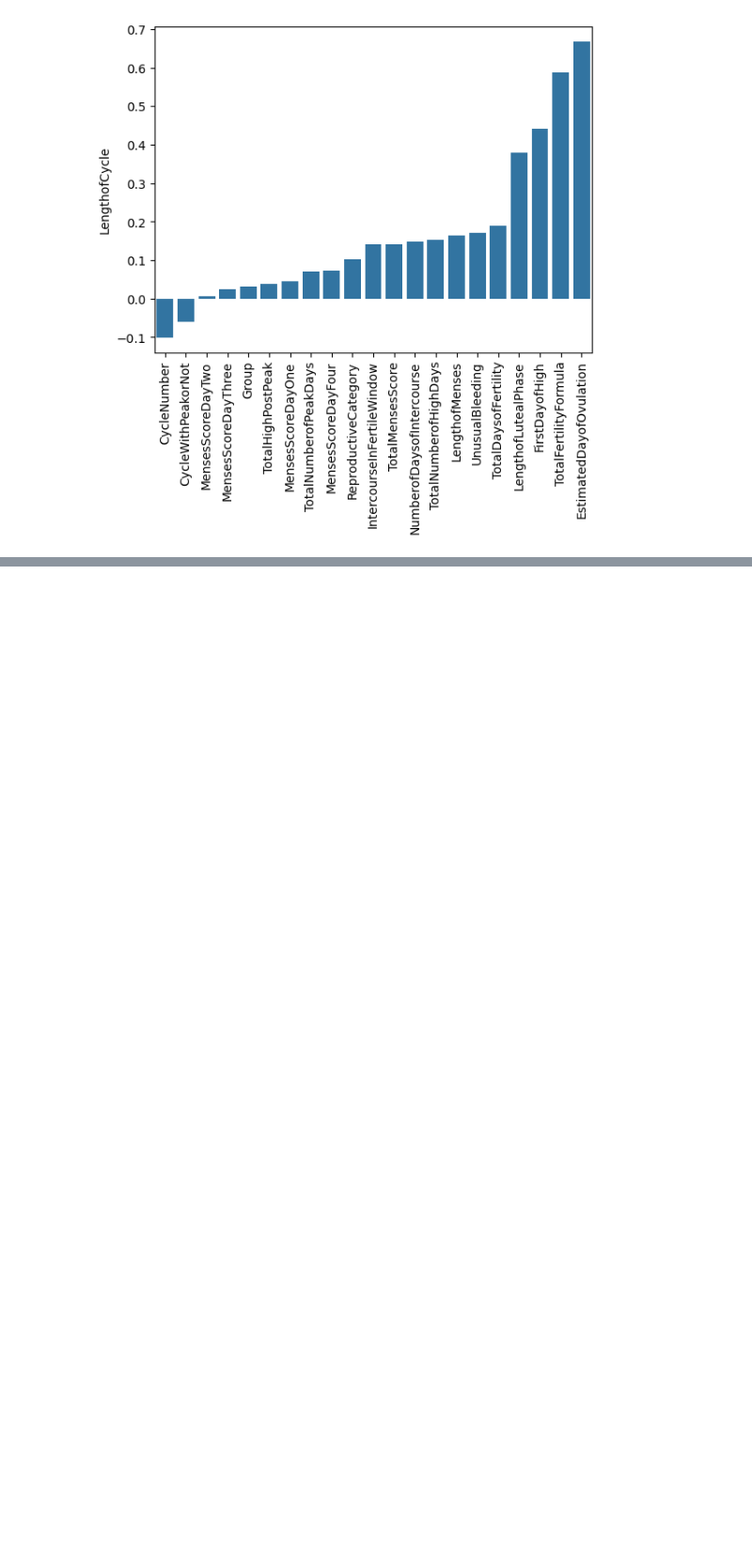
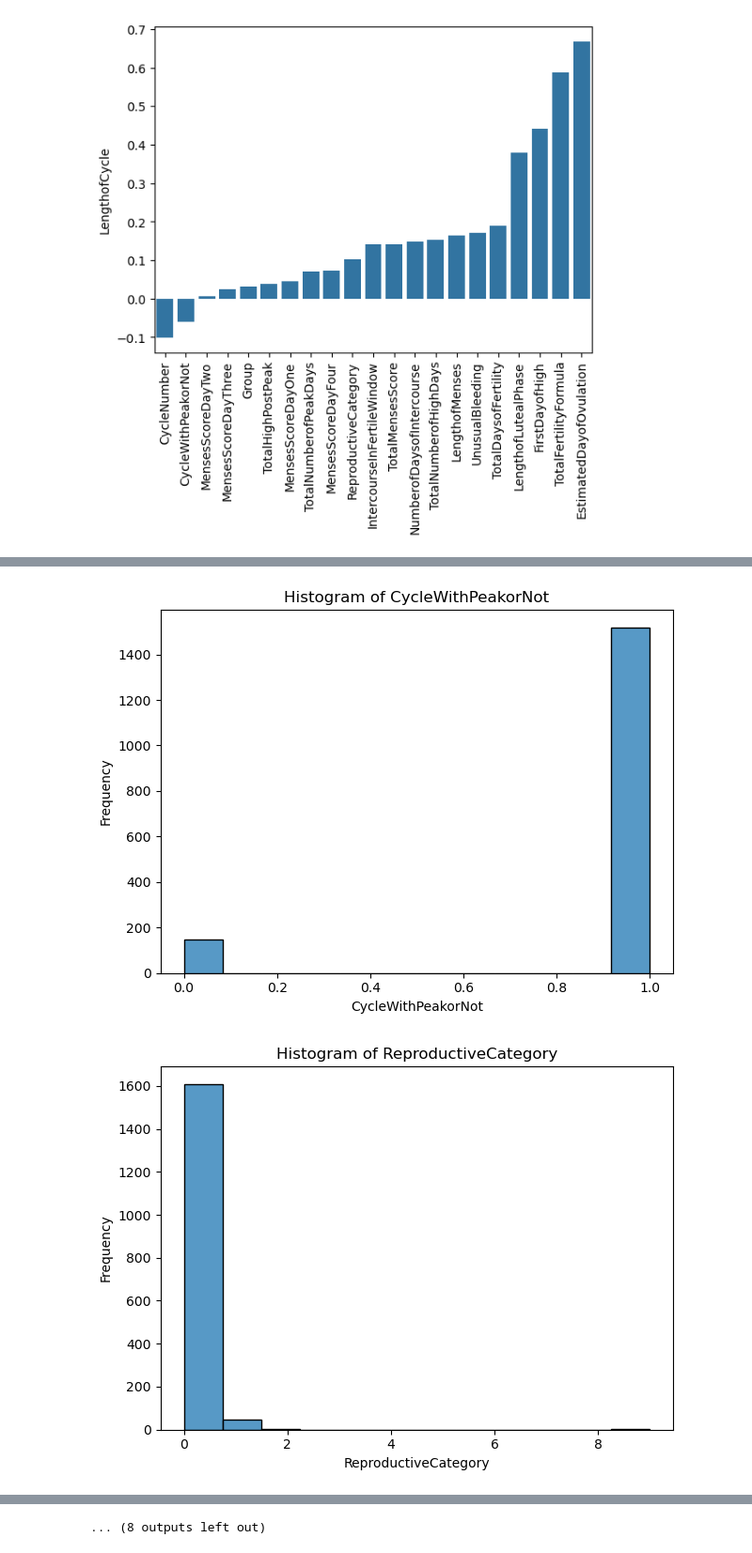
Before and after one commit to Aster-Health-Inc/aster-health-app, a Jupyter notebook: exp_notebook_cycle_tracker.ipynb, the cells around one changed output, grey strips where cells are left out. Shown at 94% size. Cells and saved outputs as stored; diff of their text form; code cells hidden in the pictures; blank space fills up the shorter version.

Commit message:
Data Prepared for Machine Learning

```diff
--- a/exp_notebook_cycle_tracker.ipynb
+++ b/exp_notebook_cycle_tracker.ipynb
@@ -147,0 +168,4 @@ plt.xticks(rotation=90)
+# %%
+df_cleaned = pd.read_csv('/Users/adwaitmahajan/Desktop/Aster Health/aster-health-app/data/Main Data/cleaned_cycle_data.csv')
+# %%
+df_cleaned.drop(columns=['Group','CycleNumber'], axis=1,inplace=True)
@@ -147,0 +208,11 @@ plt.xticks(rotation=90)
+# %%
+for i in df_cleaned.columns:
+    sns.histplot(data=df_cleaned, x=i)
+    plt.title(f"Histogram of {i}")
+    plt.xlabel(i)
+    plt.ylabel('Frequency')
+    plt.tight_layout()
+    plt.show()
+# %% [output]
+[figure, added]
+[figure, added]
@@ -147,0 +229 @@ plt.xticks(rotation=90)
+... (8 outputs left out)
```
Also changed, not shown: parts of 10 cells of this notebook, 1 other file.
